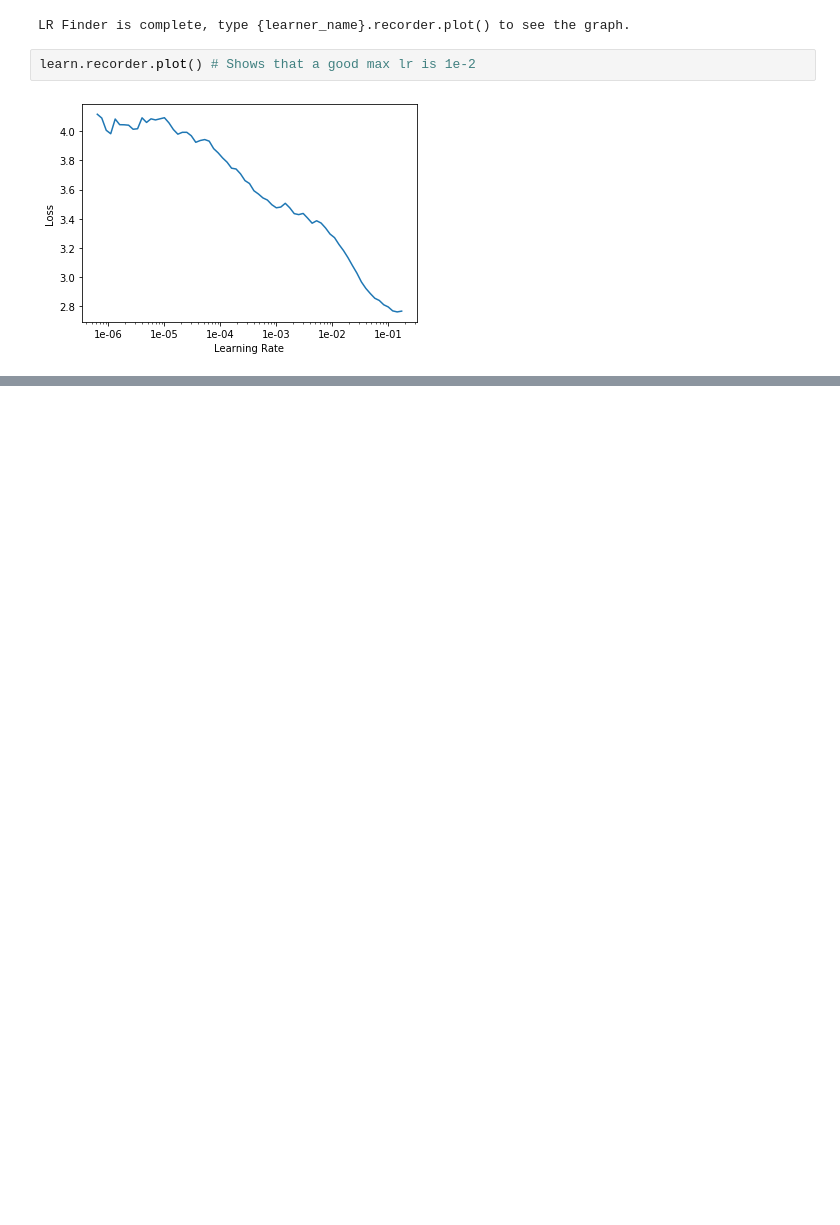
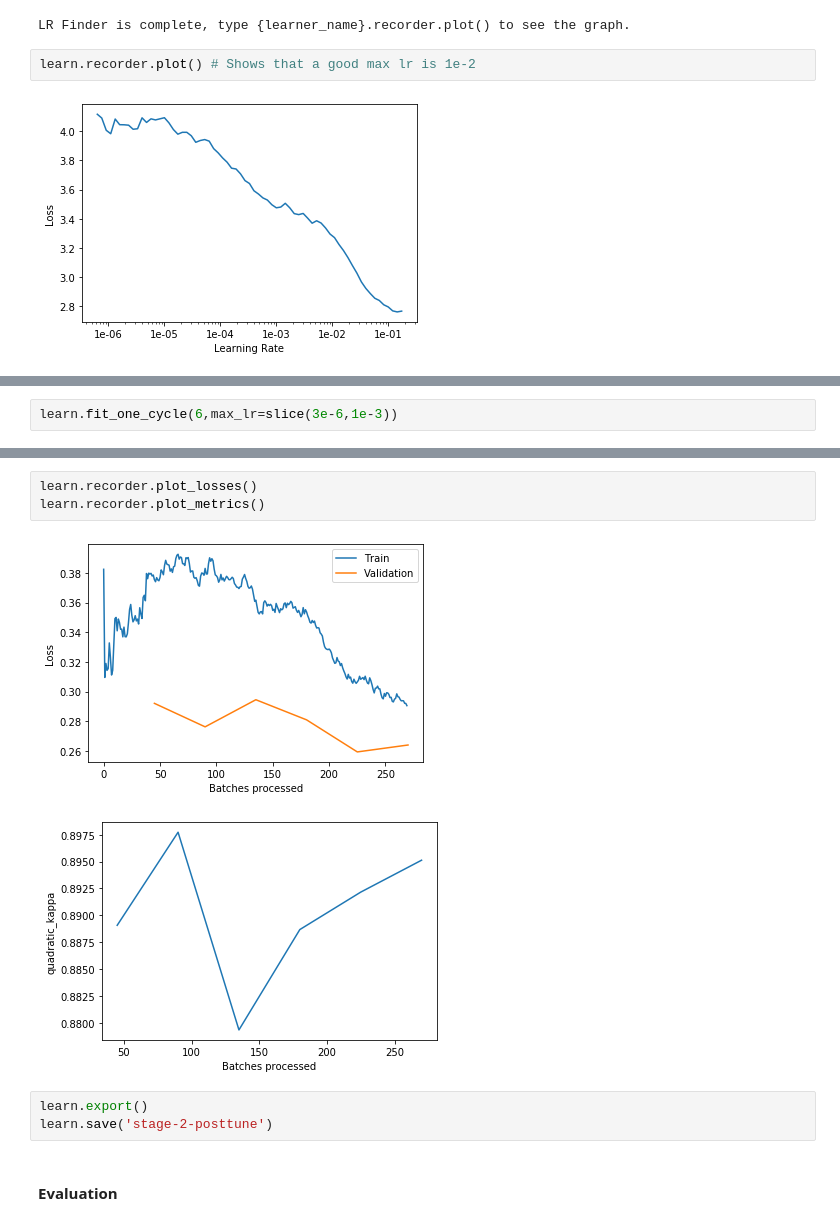
Before and after one commit to Oden-Allfader/APTOS-2019-Blindness-Detection-, a Jupyter notebook: aptos.ipynb, the cells around one changed output, grey strips where cells are left out. Saved outputs shown, nothing was run; the diff lists cells and outputs as text; blank space fills up the shorter version.

```diff
--- a/aptos.ipynb
+++ b/aptos.ipynb
@@ -132,0 +160,2 @@ learn.recorder.plot() # Shows that a good max lr is 1e-2
+# %%
+learn.fit_one_cycle(6,max_lr=slice(3e-6,1e-3))
@@ -132,0 +170,11 @@ learn.recorder.plot() # Shows that a good max lr is 1e-2
+# %%
+learn.recorder.plot_losses()
+learn.recorder.plot_metrics()
+# %% [output]
+[figure, added]
+[figure, added]
+# %%
+learn.export()
+learn.save('stage-2-posttune')
+# %% [markdown]
+#### Evaluation
```
Also changed, not shown: parts of 24 cells of this notebook, 1 other file.
